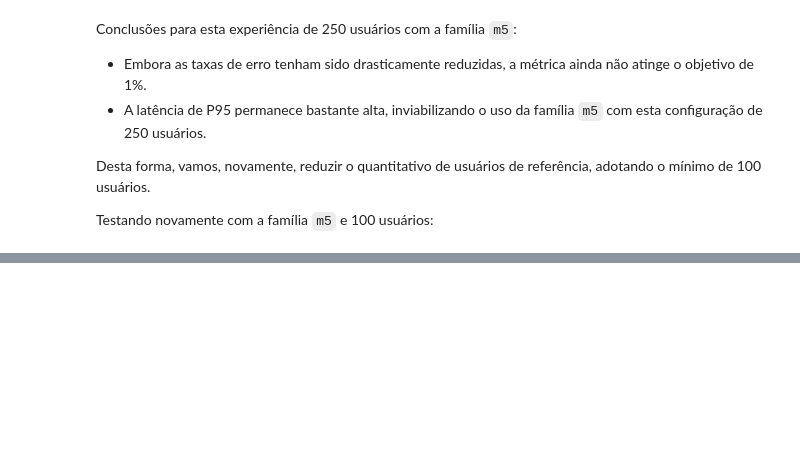
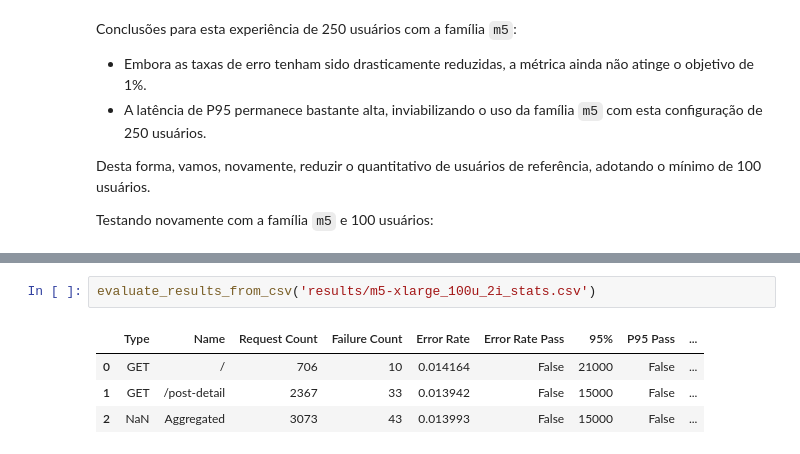
Before and after one commit to jonasluz/DIA.X540.cloud-ai, a Jupyter notebook: Project-4/Project-4.ipynb, the cells around one changed output, grey strips where cells are left out. Cells and saved outputs as stored; diff of their text form; blank space fills up the shorter version.

```diff
--- a/Project-4/Project-4.ipynb
+++ b/Project-4/Project-4.ipynb
@@ -404,0 +412,7 @@ Testando novamente com a família `m5` e 100 usuários:
+# %%
+evaluate_results_from_csv('results/m5-xlarge_100u_2i_stats.csv')
+# %% [output]
+|  | Type | Name | Request Count | Failure Count | Error Rate | Error Rate Pass | 95% | P95 Pass | ... |
+| 0 | GET | / | 706 | 10 | 0.014164 | False | 21000 | False | ... |
+| 1 | GET | /post-detail | 2367 | 33 | 0.013942 | False | 15000 | False | ... |
+| 2 | NaN | Aggregated | 3073 | 43 | 0.013993 | False | 15000 | False | ... |
```
Also changed, not shown: parts of 2 cells of this notebook, 4 other files.
